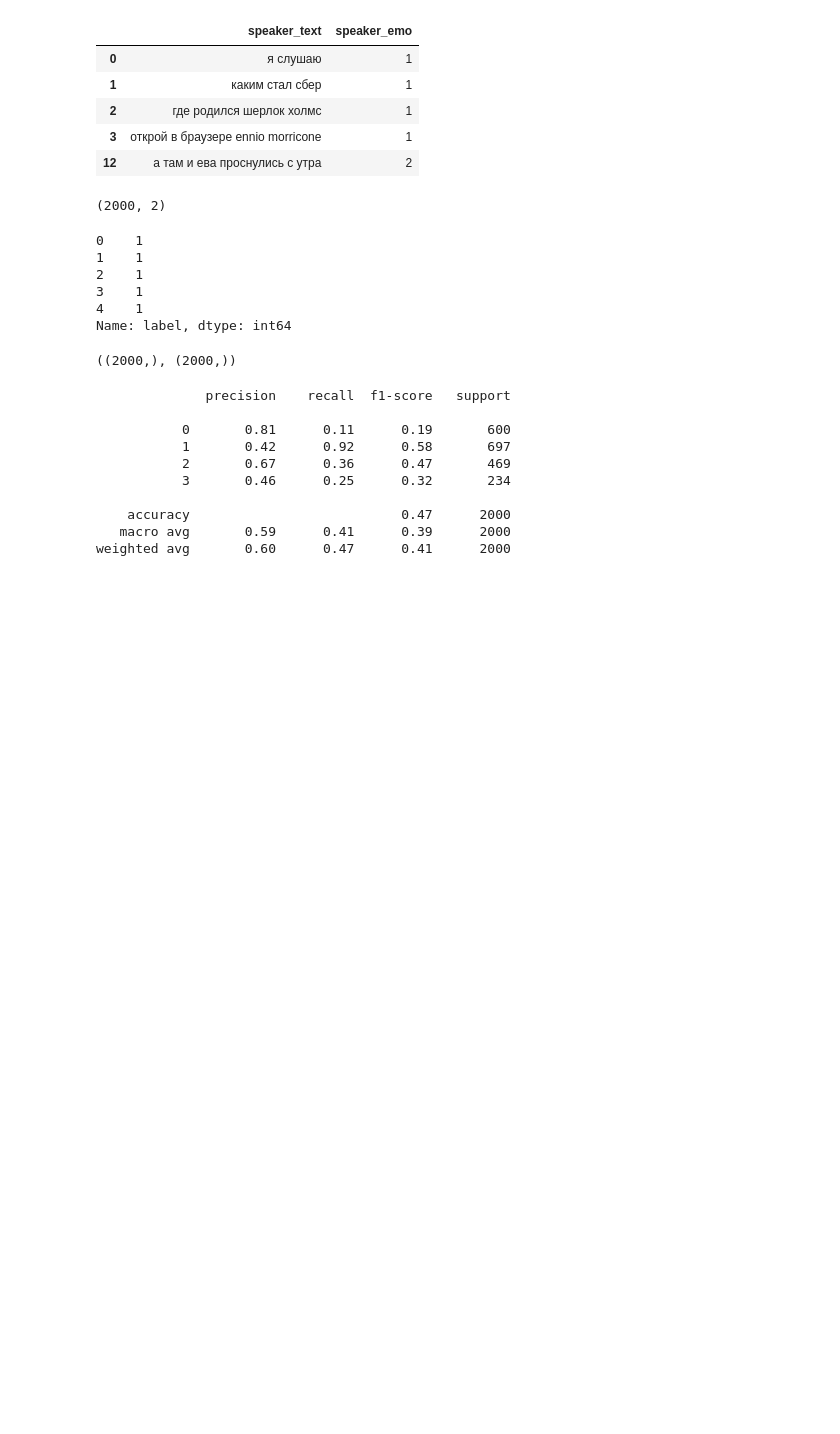
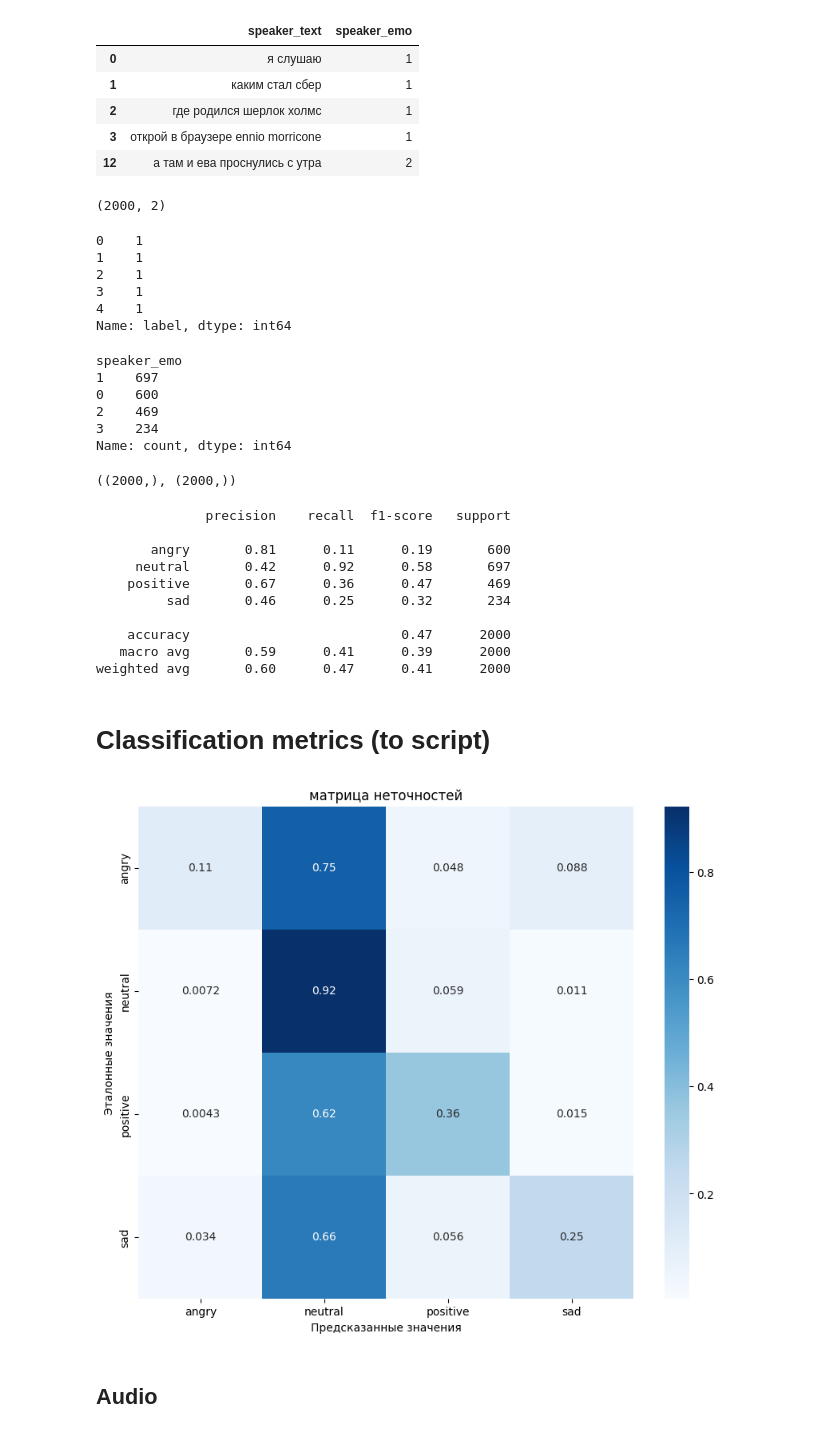
Before and after one commit to Kislv/MastersDegreeProject, a Jupyter notebook: test_hypotheses.ipynb, the cells around one changed output. Saved outputs shown, nothing was run; the diff lists cells and outputs as text; code cells hidden in the pictures; blank space fills up the shorter version.

```diff
--- a/test_hypotheses.ipynb
+++ b/test_hypotheses.ipynb
@@ -541,12 +564,12 @@ text_emo_df.head()
 | 3 | открой в браузере ennio morricone | neutral |
 | 4 | каким стал сбер | sad |
 # %%
-sample = text_emo_df[text_column_name].head()
+sample = text_emo_df[TEXT_COLUMN_NAME].head()
 
 # emotion_word_counter
 emotion_word_counter_dict = {}
 for emotion in emotions:
-    current_emotion_subdf = text_emo_df[text_emo_df[emotion_column_name] == emotion][text_column_name]
+    current_emotion_subdf = text_emo_df[text_emo_df[EMOTION_COLUMN_NAME] == emotion][TEXT_COLUMN_NAME]
     emotion_word_counter = Counter({})
 
     for text in current_emotion_subdf:
@@ -636,7 +659,7 @@ for _, words in emotion_most_common_words.items():
         average_cosine_distances = []
         for emotion in emotions:
 
-            average_cosine_distance = float(average_cosine_distance_with_word_emb(all_features[all_features[emotion_column_name] == emotion], current_word_embedding))
+            average_cosine_distance = float(average_cosine_distance_with_word_emb(all_features[all_features[EMOTION_COLUMN_NAME] == emotion], current_word_embedding))
             average_cosine_distances.append(average_cosine_distance)
 
         # print(pd.Series(index=emotions, data=average_cosine_distances))
@@ -974,6 +993,7 @@ class DushaEmotion(Enum):
     neutral = 1
     positive = 2
     sad = 3
+dusha_class_names = [emotion.name for emotion in DushaEmotion]
 # %%
 # DushaEmotion['angry']
 type(getattr(DushaEmotion,'angry').value)
@@ -1188,8 +1206,8 @@ TypeError: object of type 'numpy.int64' has no len()
 # %%
-from transformers import pipeline
+
 
 # Load the pretrained emotion classification model for Russian
-rubert_tiny2 = pipeline("text-classification", model="seara/    ")
+rubert_tiny2 = pipeline("text-classification", model="seara/rubert-tiny2-russian-emotion-detection-ru-go-emotions")
 
 # Define your texts for classification
 texts = [
@@ -1245,6 +1263,15 @@ y_pred.head()
 3    1
 4    1
 Name: label, dtype: int64
+# %%
+y_true.value_counts()
+# %% [output]
+speaker_emo
+1    697
+0    600
+2    469
+3    234
+Name: count, dtype: int64
 # %%
 # y_pred = pd.Series(map(lambda x: RuBERTTine2Emotion_name_2_Dusha_emotion(x['label']), rubert_tiny2(X_test[SPEAKER_TEXT_FIELD_NAME].to_list())))
 # y_pred.head()
@@ -1253,15 +1280,28 @@ y_true.shape, y_pred.shape
 # %% [output]
 ((2000,), (2000,))
 # %%
-print(classification_report(y_true=y_true, y_pred=y_pred))
+print(classification_report(y_true=y_true, y_pred=y_pred, target_names=dusha_class_names))
 # %% [output]
               precision    recall  f1-score   support
 
-           0       0.81      0.11      0.19       600
-           1       0.42      0.92      0.58       697
-           2       0.67      0.36      0.47       469
-           3       0.46      0.25      0.32       234
+       angry       0.81      0.11      0.19       600
+     neutral       0.42      0.92      0.58       697
+    positive       0.67      0.36      0.47       469
+         sad       0.46      0.25      0.32       234
 
     accuracy                           0.47      2000
    macro avg       0.59      0.41      0.39      2000
 weighted avg       0.60      0.47      0.41      2000
+# %% [markdown]
+# Classification metrics (to script)
+# %%
+# Now you can call the function with the class names
+plot_confusion_matrix(
+    y_true=y_true,
+    y_pred=y_pred,
+    class_names=dusha_class_names,
+)
+# %% [output]
+[figure, added]
+# %% [markdown]
+## Audio
```
Also changed, not shown: parts of 34 cells of this notebook, 9 other files.
